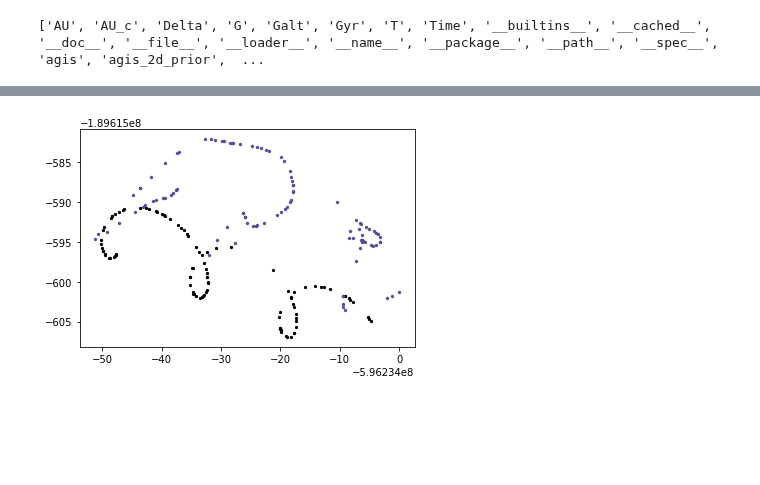
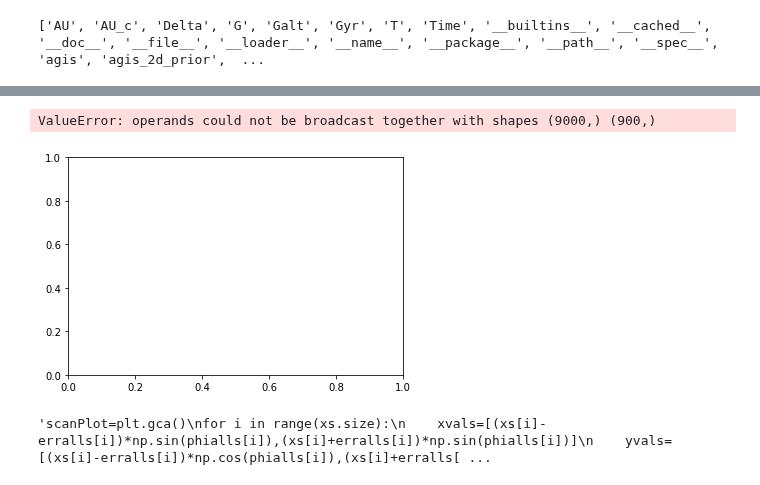
Before and after one commit to zpenoyre/astromet.py, a Jupyter notebook: example.ipynb, the cells around one changed output, grey strips where cells are left out. Saved outputs shown, nothing was run; the diff lists cells and outputs as text; code cells hidden in the pictures; blank space fills up the shorter version.

```diff
--- a/example.ipynb
+++ b/example.ipynb
@@ -159,31 +164,60 @@ plt.show()
 # %%
-plotts=2016+edr3Period*(-0.5+np.random.rand(100))
+ts=2016+np.sort(edr3Period*(-0.5+np.random.rand(100)))
 qPl=plt.gca()
 params.pmRAc=2*pmra
 params.pmDec=2*pmdec
 params.a=alist[4]
 raccoms,deccoms=astromet.track(plotts,params,comOnly=True)
 raccols,deccols=astromet.track(plotts,params)
 
 phis=360*np.random.rand(plotts.size)
 
-talls=np.hstack([plotts])
+talls=np.hstack([ts])
 phialls=np.hstack([phis])
 racalls=np.hstack([raccols])
 decalls=np.hstack([deccols])
 erralls=np.hstack([0.3*np.ones(plotts.size)])
 
-xs=astromet.mock_obs(phialls,racalls,decalls,errs=erralls)
+xs=astromet.mock_obs(phialls,racalls,decalls,err=erralls)
 
 results=astromet.gaia_fit(talls,xs,phialls,erralls,params.RA,params.Dec)
 
 
 c=mpl.cm.Spectral(i/ntrack)
 qPl.scatter(raccoms,deccoms,color='k',s=5,zorder=2)
 qPl.scatter(raccols,deccols,color=c,s=10,zorder=2,edgecolor='k',lw=0.1)
 plt.show()
 # %% [output]
+ValueError: operands could not be broadcast together with shapes (9000,) (900,)
-[figure, old version]
+[figure, new version]
+# %%
+# simulating observables
+
+# times when system is observed [years, CE]
+ts=2016+np.sort(edr3Period*(-0.5+np.random.rand(64)))
+
+raccols,deccols=astromet.track(ts,params)
+
+phis=360*np.random.rand(ts.size)
+
+talls=np.hstack([ts,ts])
+phialls=np.hstack([phis,phis-90])
+racalls=np.hstack([raccols,raccols])
+decalls=np.hstack([deccols,deccols])
+erralls=np.hstack([0.3*np.ones(ts.size),np.ones(ts.size)])
+
+xs=astromet.mock_obs(phialls,racalls,decalls,err=erralls)
+
+results=astromet.gaia_fit(talls,xs,phialls,erralls,params.RA,params.Dec)
+
+'''scanPlot=plt.gca()
+for i in range(xs.size):
+    xvals=[(xs[i]-erralls[i])*np.sin(phialls[i]),(xs[i]+erralls[i])*np.sin(phialls[i])]
+    yvals=[(xs[i]-erralls[i])*np.cos(phialls[i]),(xs[i]+erralls[i])*np.cos(phialls[i])]
+    scanPlot.plot(xvals,yvals)
+plt.show()'''
+# %% [output]
+'scanPlot=plt.gca()\nfor i in range(xs.size):\n    xvals=[(xs[i]-erralls[i])*np.sin(phialls[i]),(xs[i]+erralls[i])*np.sin(phialls[i])]\n    yvals=[(xs[i]-erralls[i])*np.cos(phialls[i]),(xs[i]+erralls[ ...
 # %%
 print(params.RA)
 print(params.Dec)
```
Also changed, not shown: parts of 9 cells of this notebook, 7 other files.
